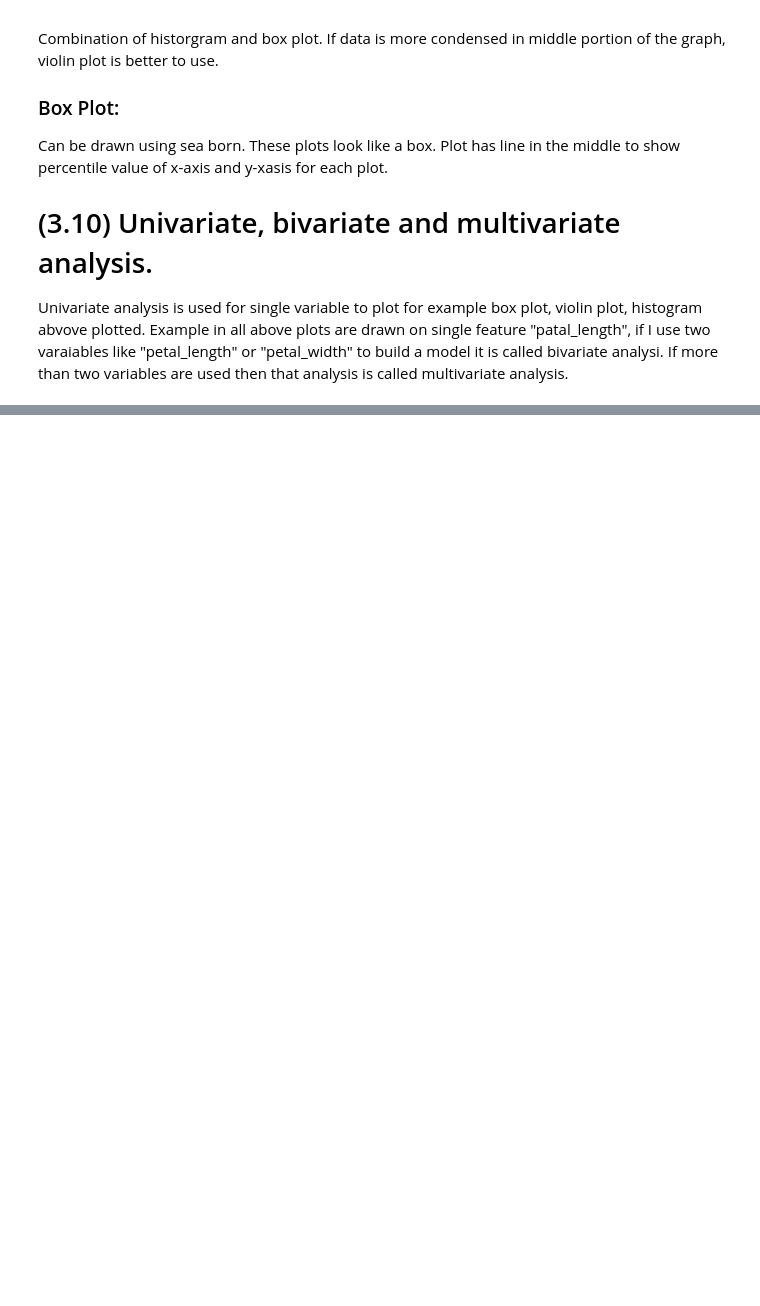
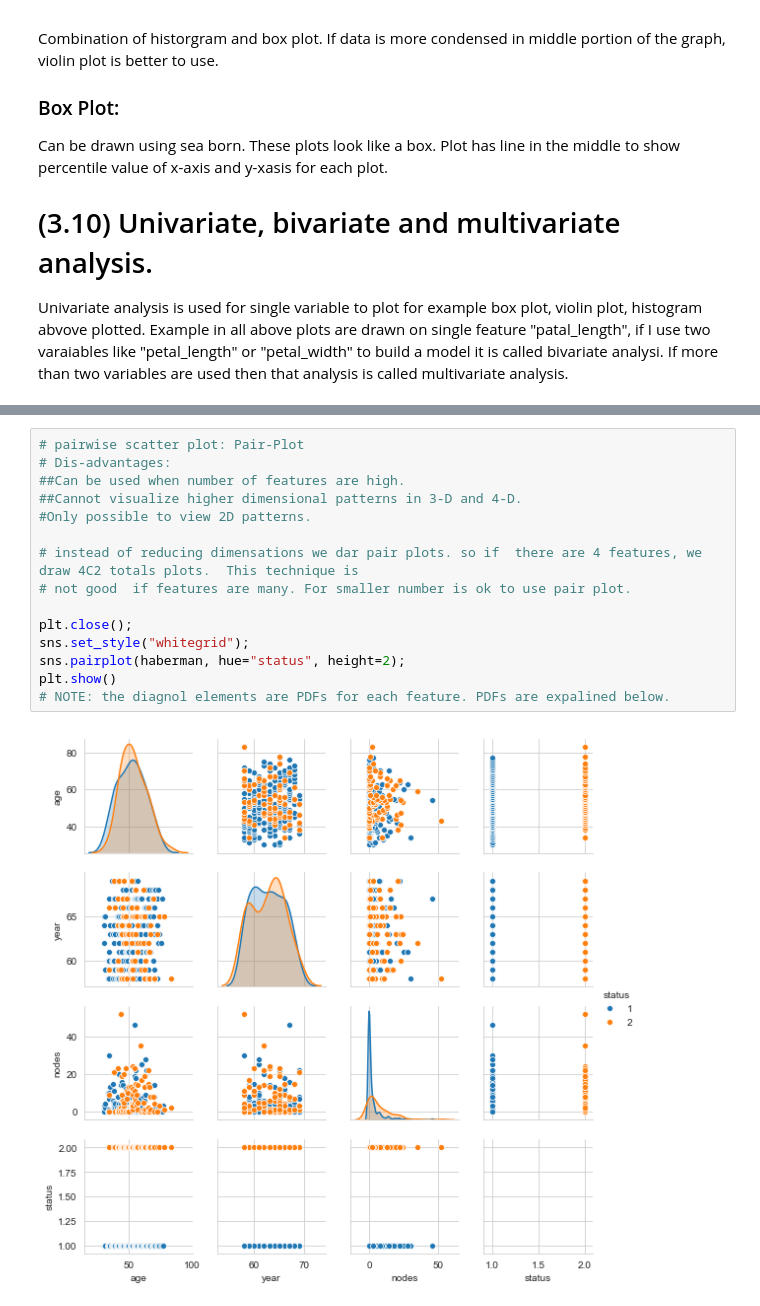
Before and after one commit to VipinJain1/VIP-Machine-Learning-Exercises-and-Practices, a Jupyter notebook: Plotting_for_Exploratory_data analysis_(EDA).ipynb, the cells around one changed output, grey strips where cells are left out. Drawn from its saved outputs; the diff is of its cells as text; blank space fills up the shorter version.

```diff
--- a/Plotting_for_Exploratory_data analysis_(EDA).ipynb
+++ b/Plotting_for_Exploratory_data analysis_(EDA).ipynb
@@ -456,0 +534,17 @@ Univariate analysis is used for single variable to plot for example box plot, vi
+# %%
+# pairwise scatter plot: Pair-Plot
+# Dis-advantages:
+##Can be used when number of features are high.
+##Cannot visualize higher dimensional patterns in 3-D and 4-D.
+#Only possible to view 2D patterns.
+
+# instead of reducing dimensations we dar pair plots. so if  there are 4 features, we draw 4C2 totals plots.  This technique is
+# not good  if features are many. For smaller number is ok to use pair plot.
+
+plt.close();
+sns.set_style("whitegrid");
+sns.pairplot(haberman, hue="status", height=2);
+plt.show()
+# NOTE: the diagnol elements are PDFs for each feature. PDFs are expalined below.
+# %% [output]
+[figure, added]
```
Also changed, not shown: parts of 8 cells of this notebook.
